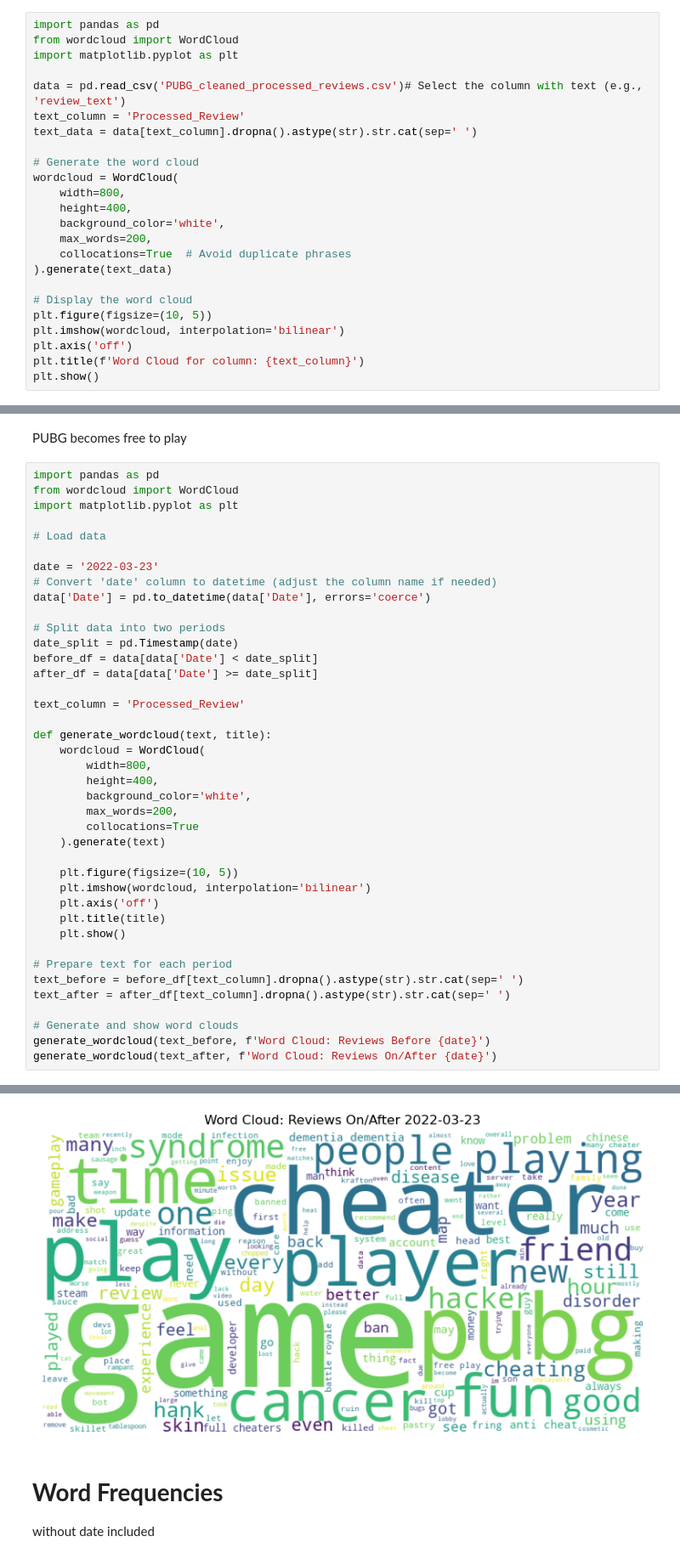
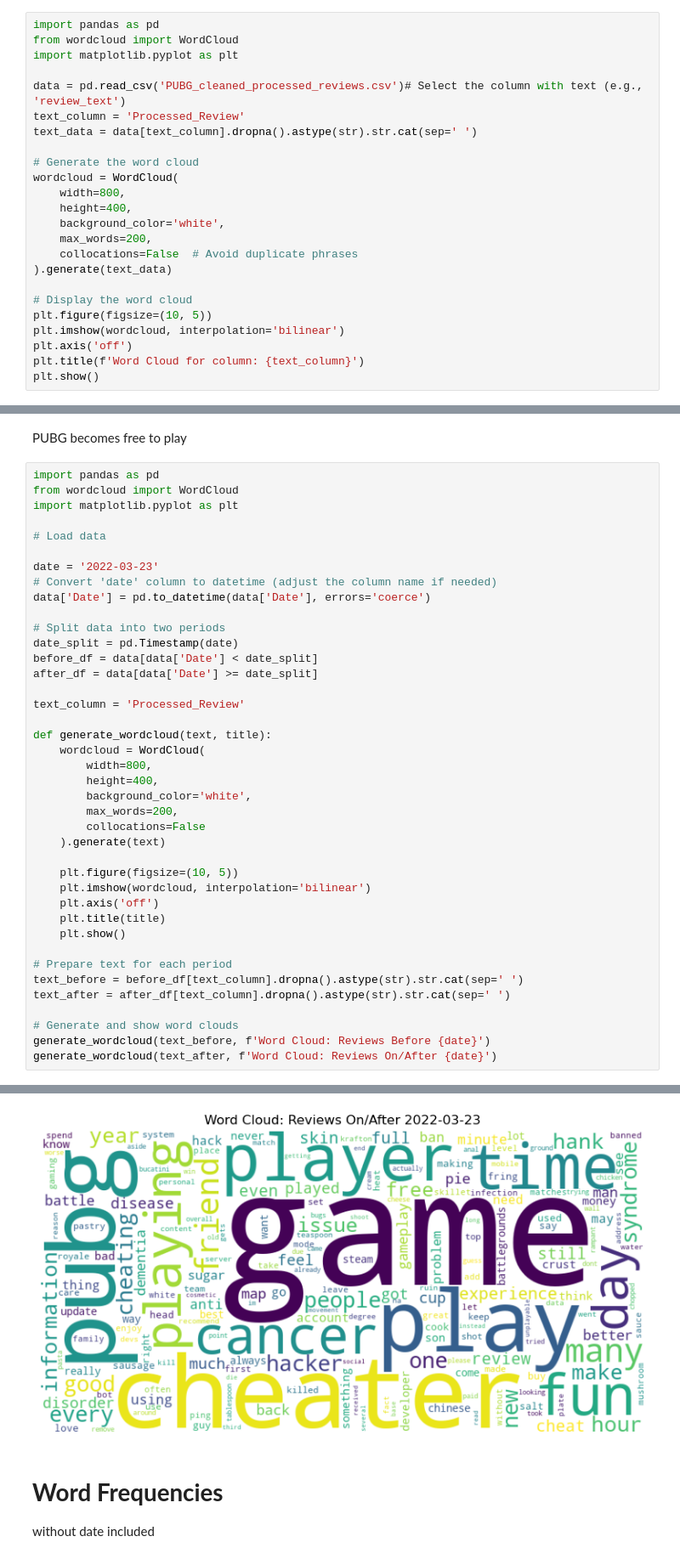
Before and after one commit to s193724/MINITRI_Project_2, a Jupyter notebook: PROJECT_PUBG.ipynb, the cells around one changed output, grey strips where cells are left out. Shown at 85% size. Drawn from its saved outputs; the diff is of its cells as text.

```diff
--- a/PROJECT_PUBG.ipynb
+++ b/PROJECT_PUBG.ipynb
@@ -288,7 +284,7 @@ wordcloud = WordCloud(
     height=400,
     background_color='white',
     max_words=200,
-    collocations=True  # Avoid duplicate phrases
+    collocations=False  # Avoid duplicate phrases
 ).generate(text_data)
 
 # Display the word cloud
@@ -325,7 +321,7 @@ def generate_wordcloud(text, title):
         height=400,
         background_color='white',
         max_words=200,
-        collocations=True
+        collocations=False
     ).generate(text)
 
     plt.figure(figsize=(10, 5))
@@ -346,4 +342,4 @@ generate_wordcloud(text_after, f'Word Cloud: Reviews On/After {date}')
-[figure, old version]
+[figure, new version]
 # %% [markdown]
 # **Word Frequencies**
 without date included
```
Also changed, not shown: parts of 5 cells of this notebook.
